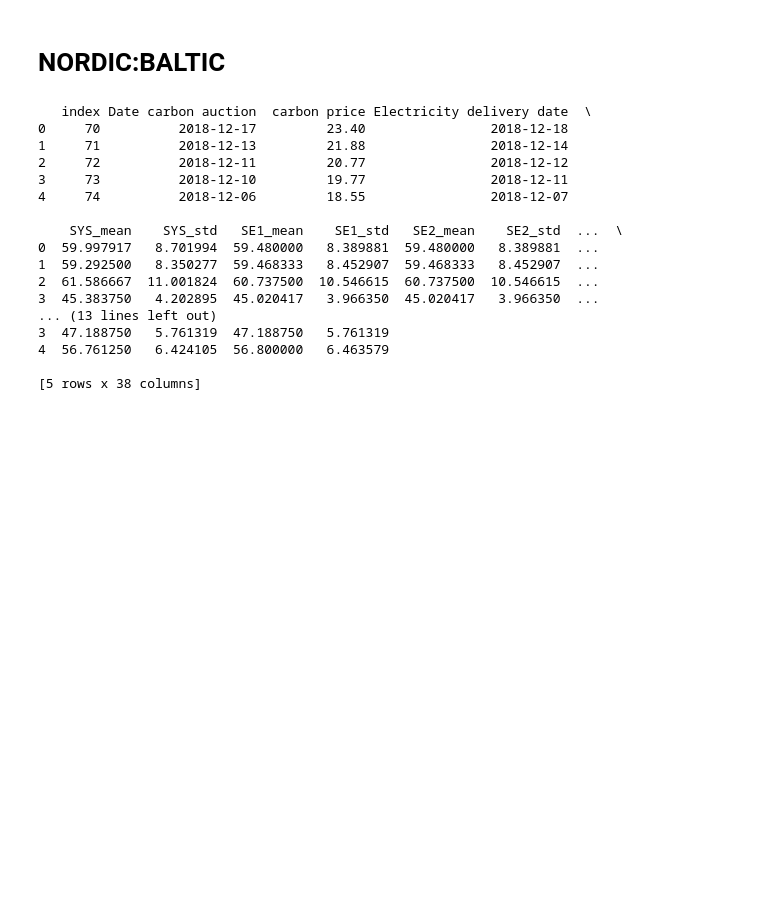
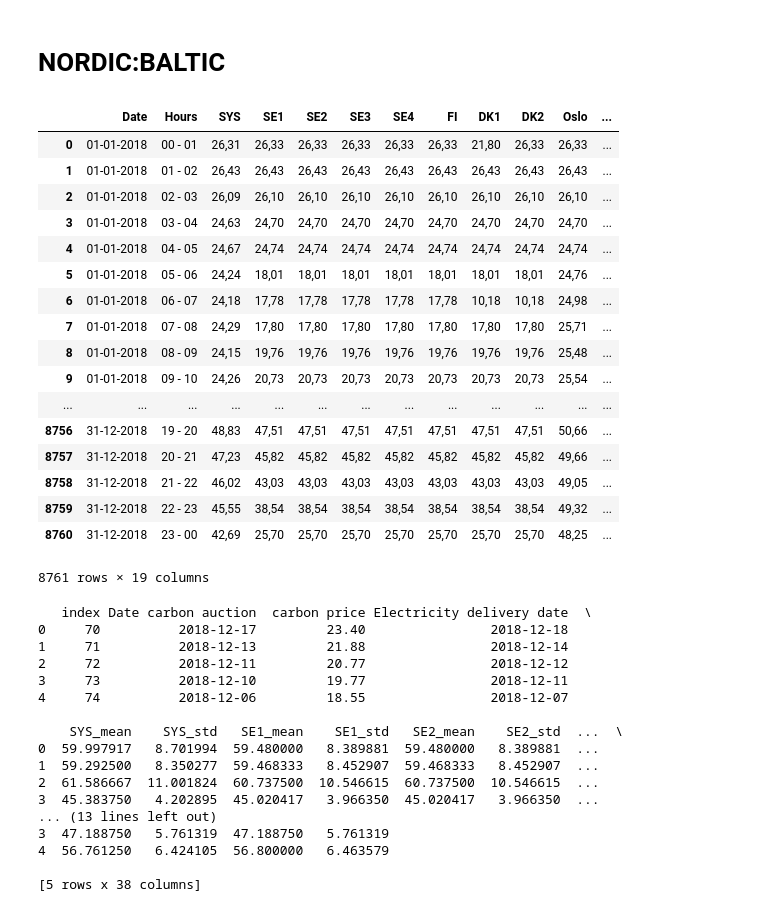
Before and after one commit to chaweewatp/paper04, a Jupyter notebook: Retrieve Emission data.ipynb, the cells around one changed output. Cells and saved outputs as stored; diff of their text form; code cells hidden in the pictures; blank space fills up the shorter version.

```diff
--- a/Retrieve Emission data.ipynb
+++ b/Retrieve Emission data.ipynb
@@ -35,6 +35,27 @@ df_EU['carbon price']=df_emission_data['CLOSING PRICE']
 df_EU['Electricity delivery date']=[x+datetime.timedelta(1) for x in df_EU['Date carbon auction']]
 # %%
 df_electricity_price=pd.read_excel('raw data/NORDIC:BALTIC/elspot_price_2018_hourly.xlsx')
+# %%
+df_electricity_price
+# %% [output]
+|  | Date | Hours | SYS | SE1 | SE2 | SE3 | SE4 | FI | DK1 | DK2 | Oslo | ... |
+| 0 | 01-01-2018 | 00 - 01 | 26,31 | 26,33 | 26,33 | 26,33 | 26,33 | 26,33 | 21,80 | 26,33 | 26,33 | ... |
+| 1 | 01-01-2018 | 01 - 02 | 26,43 | 26,43 | 26,43 | 26,43 | 26,43 | 26,43 | 26,43 | 26,43 | 26,43 | ... |
+| 2 | 01-01-2018 | 02 - 03 | 26,09 | 26,10 | 26,10 | 26,10 | 26,10 | 26,10 | 26,10 | 26,10 | 26,10 | ... |
+| 3 | 01-01-2018 | 03 - 04 | 24,63 | 24,70 | 24,70 | 24,70 | 24,70 | 24,70 | 24,70 | 24,70 | 24,70 | ... |
+| 4 | 01-01-2018 | 04 - 05 | 24,67 | 24,74 | 24,74 | 24,74 | 24,74 | 24,74 | 24,74 | 24,74 | 24,74 | ... |
+| 5 | 01-01-2018 | 05 - 06 | 24,24 | 18,01 | 18,01 | 18,01 | 18,01 | 18,01 | 18,01 | 18,01 | 24,76 | ... |
+| 6 | 01-01-2018 | 06 - 07 | 24,18 | 17,78 | 17,78 | 17,78 | 17,78 | 17,78 | 10,18 | 10,18 | 24,98 | ... |
+| 7 | 01-01-2018 | 07 - 08 | 24,29 | 17,80 | 17,80 | 17,80 | 17,80 | 17,80 | 17,80 | 17,80 | 25,71 | ... |
+| 8 | 01-01-2018 | 08 - 09 | 24,15 | 19,76 | 19,76 | 19,76 | 19,76 | 19,76 | 19,76 | 19,76 | 25,48 | ... |
+| 9 | 01-01-2018 | 09 - 10 | 24,26 | 20,73 | 20,73 | 20,73 | 20,73 | 20,73 | 20,73 | 20,73 | 25,54 | ... |
+| ... | ... | ... | ... | ... | ... | ... | ... | ... | ... | ... | ... | ... |
+| 8756 | 31-12-2018 | 19 - 20 | 48,83 | 47,51 | 47,51 | 47,51 | 47,51 | 47,51 | 47,51 | 47,51 | 50,66 | ... |
+| 8757 | 31-12-2018 | 20 - 21 | 47,23 | 45,82 | 45,82 | 45,82 | 45,82 | 45,82 | 45,82 | 45,82 | 49,66 | ... |
+| 8758 | 31-12-2018 | 21 - 22 | 46,02 | 43,03 | 43,03 | 43,03 | 43,03 | 43,03 | 43,03 | 43,03 | 49,05 | ... |
+| 8759 | 31-12-2018 | 22 - 23 | 45,55 | 38,54 | 38,54 | 38,54 | 38,54 | 38,54 | 38,54 | 38,54 | 49,32 | ... |
+| 8760 | 31-12-2018 | 23 - 00 | 42,69 | 25,70 | 25,70 | 25,70 | 25,70 | 25,70 | 25,70 | 25,70 | 48,25 | ... |
+8761 rows × 19 columns
 # %%
 df_electricity_price['Date']=[str("{:%d-%m-%Y}".format(x))  if type(x) is datetime.datetime else x for x in df_electricity_price['Date'] ]
 # %%
```
Also changed, not shown: parts of 1 cell of this notebook, 1 other file.
